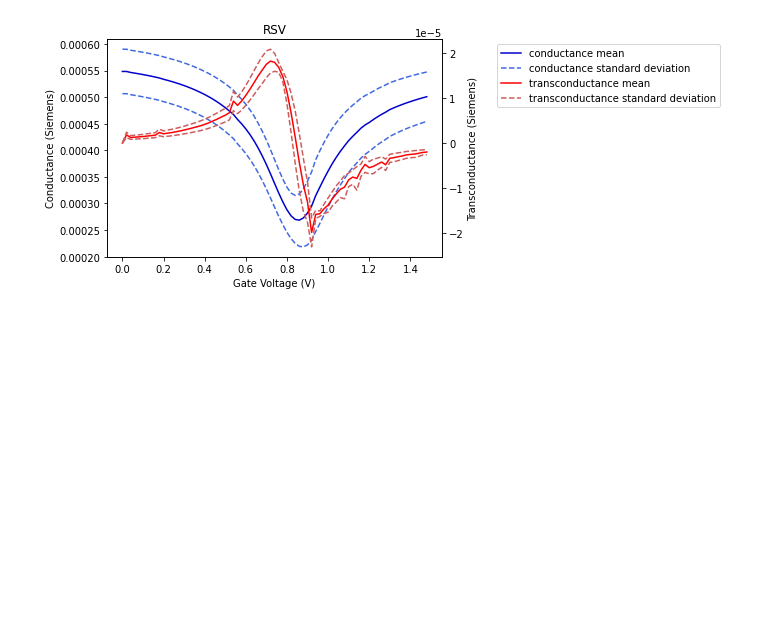
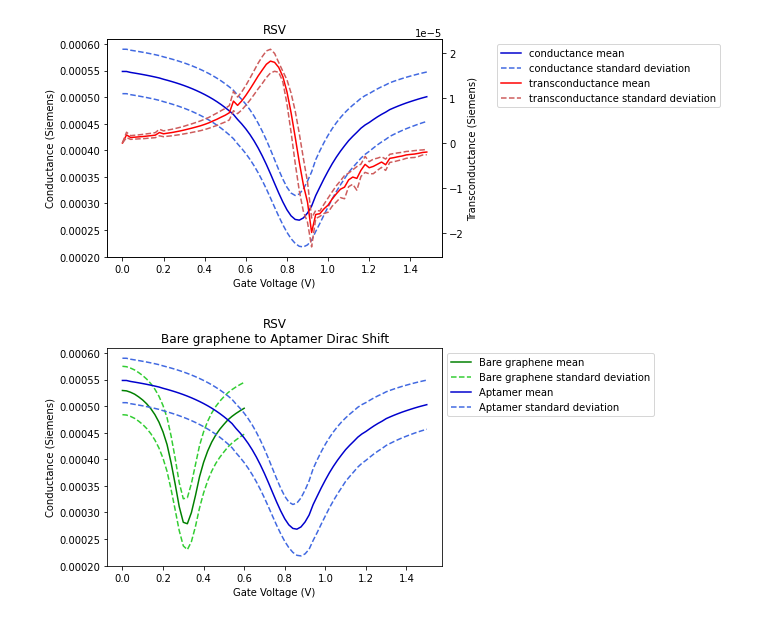
Before and after one commit to jlupoiii/GFET-covid-flu, a Jupyter notebook: main.ipynb, the cells around one changed output. Saved outputs shown, nothing was run; the diff lists cells and outputs as text; code cells hidden in the pictures; blank space fills up the shorter version.

Commit message:
data or initial dirac, as well as initial dirac graph

```diff
--- a/main.ipynb
+++ b/main.ipynb
@@ -10,7 +10,7 @@ import random
 
 
 class Dataset():
-    def __init__(self, filenames, apt_filename):
+    def __init__(self, filenames, apt_filename, id_filename):
         '''
         This Dataset class serves to process data for GFET data, for a single data well, including
         multiple devices per well, over the gate voltage sweeps for multiple concentrations.
@@ -40,9 +40,14 @@ class Dataset():
 
 
         self.apt_resistances = {} # dictionary of lists of aptemer resistances. {device_number: resistance_list}
+        self.id_resistances = {} # dictionary of lists of initial dirac resistances. {device_number: resistance_list}
         for dev_num in range(self.num_devices):
-            raw_data = np.loadtxt('data/'+apt_filename)[:, [0, 1, 2, 3, 5]].T # [:, [0, 1, 2, 4]] # ONLY HERE BECAUSE WE WANT TO IGNORE FET 3
-            self.apt_resistances[dev_num] = raw_data[dev_num+1]
+            raw_data_apt = np.loadtxt('data/'+apt_filename)[:, [0, 1, 2, 3, 5]].T  # ONLY HERE BECAUSE WE WANT TO IGNORE FET 4
+            raw_data_id = np.loadtxt('data/'+id_filename)[:, [0, 1, 2, 3, 5]].T  # ONLY HERE BECAUSE WE WANT TO IGNORE FET 4
+            self.apt_resistances[dev_num] = raw_data_apt[dev_num+1]
+            self.id_resistances[dev_num] = raw_data_id[dev_num+1]
+            self.id_voltages = raw_data_id[0]
+
         self.resistances = {}  # dictionary of dictionary of resistance list. {concentration_num: {device_number: list_of_resistances}}
         for conc in range(self.num_concs):
             conc_data_dic = {}
@@ -58,8 +63,10 @@ class Dataset():
                 conc_resistance_derivative[dev_num] = [self.resistances[conc][dev_num][i] - self.resistances[conc][dev_num][i+1] for i in range(len(self.resistances[conc][dev_num])-1)]
             self.resistance_derivatives[conc] = conc_resistance_derivative
         self.apt_resistance_derivatives = {} # dictionary of lists of aptemer delta resistance. {device_number: list_of_resistance_changes}
+        self.id_resistance_derivatives = {}
         for dev_num in range(self.num_devices):
             self.apt_resistance_derivatives[dev_num] = [self.apt_resistances[dev_num][i] - self.apt_resistances[dev_num][i+1] for i in range(len(self.apt_resistances[dev_num])-1)]
+            self.id_resistance_derivatives[dev_num] = [self.id_resistances[dev_num][i] - self.id_resistances[dev_num][i+1] for i in range(len(self.id_resistances[dev_num])-1)]
 
         self.apt_dirac_voltages = {} # dictionary of lists for dirac voltages for the aptemer. The list enumerates the concentrations. {device_number: dirac_voltage_list}
         for dev_num in range(self.num_devices):
@@ -88,6 +95,7 @@ class Dataset():
                 self.adj_neg_transc_voltages[conc, dev_num] = self.voltages[np.argmin(self.resistance_derivatives[conc][dev_num])] - self.apt_neg_transc_voltages[dev_num]
 
         self.apt_conductances = {dev_num: 1/self.apt_resistances[dev_num] for dev_num in range(self.num_devices)} # dictionary of lists of conductances for the aptamer readings. {device_number: conductance_list}
+        self.id_conductances = {dev_num: 1/self.id_resistances[dev_num] for dev_num in range(self.num_devices)}
         self.conductances = {} # dictionary of dictionaries of lists for conductance readings. {concentration: {device_number: conductance_list}}
         for conc in range(self.num_concs):
             self.conductances[conc] = [1 / self.resistances[conc][dev_num] for dev_num in range(self.num_devices)]
@@ -99,8 +107,10 @@ class Dataset():
                 conc_conductance_derivative[dev_num] = [self.conductances[conc][dev_num][i] - self.conductances[conc][dev_num][i+1] for i in range(len(self.conductances[conc][dev_num])-1)]
             self.conductance_derivatives[conc] = conc_conductance_derivative
         self.apt_conductance_derivatives = {} # dictionary of lists of aptemer delta conductance. {device_number: list_of_conductance_changes}
+        self.id_conductance_derivatives = {}
         for dev_num in range(self.num_devices):
             self.apt_conductance_derivatives[dev_num] = [self.apt_conductances[dev_num][i] - self.apt_conductances[dev_num][i+1] for i in range(len(self.apt_conductances[dev_num])-1)]
+            self.id_conductance_derivatives[dev_num] = [self.id_conductances[dev_num][i] - self.id_conductances[dev_num][i+1] for i in range(len(self.id_conductances[dev_num])-1)]
 
 
 
@@ -324,8 +334,9 @@ filenames = ['BCdata_B48C13_rsv_1ag_lastsweep.txt',
              'BCdata_B48C13_rsv_1ng_lastsweep.txt']
 
 filename_aptamer = 'BCdata_B48C13_rsv_aptamers_lastsweep.txt'
+filename_id = 'BCdata_B48C13_rsv_initialDirac_lastsweep.txt'
 
-dataset = Dataset(filenames, filename_aptamer)
+dataset = Dataset(filenames, filename_aptamer, filename_id)
 
 
 concs, dirac, dirac_coeffs, std_devs = dataset.dirac_analysis()
@@ -731,3 +742,35 @@ plt.show()
 plt.close()
 # %% [output]
 [figure]
+# %%
+# plotting IV (GV) curve for aptamer vs bare grapheen data using the average for each, a single line with std devs
+x_id = [0.02*f for f in range(len(dataset.id_conductances[0]))]
+y_id = []
+std_dev_id = []
+for v_idx in range(len(dataset.id_conductances[0])):
+    y_id.append(np.mean([dataset.id_conductances[dev_num][v_idx] for dev_num in range(dataset.num_devices)]))
+    std_dev_id.append(np.std([dataset.id_conductances[dev_num][v_idx] for dev_num in range(dataset.num_devices)]))
+
+plt.plot(x_id, y_id, label='Bare graphene mean', color='green')
+plt.plot(x_id, [y_id[i]+std_dev_id[i] for i in range(len(y_id))], color='limegreen', linestyle='--')
+plt.plot(x_id, [y_id[i]-std_dev_id[i] for i in range(len(y_id))], color='limegreen', linestyle='--', label='Bare graphene standard deviation')
+
+x_apt = [0.02*f for f in range(len(dataset.apt_conductances[0]))]
+y_apt = []
+std_dev_apt = []
+for v_idx in range(len(dataset.apt_conductances[0])):
+    y_apt.append(np.mean([dataset.apt_conductances[dev_num][v_idx] for dev_num in range(dataset.num_devices)]))
+    std_dev_apt.append(np.std([dataset.apt_conductances[dev_num][v_idx] for dev_num in range(dataset.num_devices)]))
+
+plt.plot(x_apt, y_apt, label='Aptamer mean', color='mediumblue')
+plt.plot(x_apt, [y_apt[i]+std_dev_apt[i] for i in range(len(y_apt))], color='royalblue', linestyle='--')
+plt.plot(x_apt, [y_apt[i]-std_dev_apt[i] for i in range(len(y_apt))], color='royalblue', linestyle='--', label='Aptamer standard deviation')
+
+plt.title('RSV\nBare graphene to Aptamer Dirac Shift')
+plt.xlabel("Gate Voltage (V)")
+plt.ylabel("Conductance (Siemens)")
+plt.legend(loc='upper left', bbox_to_anchor=(1, 1))
+plt.show()
+plt.close()
+# %% [output]
+[figure, added]
```
Also changed, not shown: parts of 1 cell of this notebook, 4 other files.
